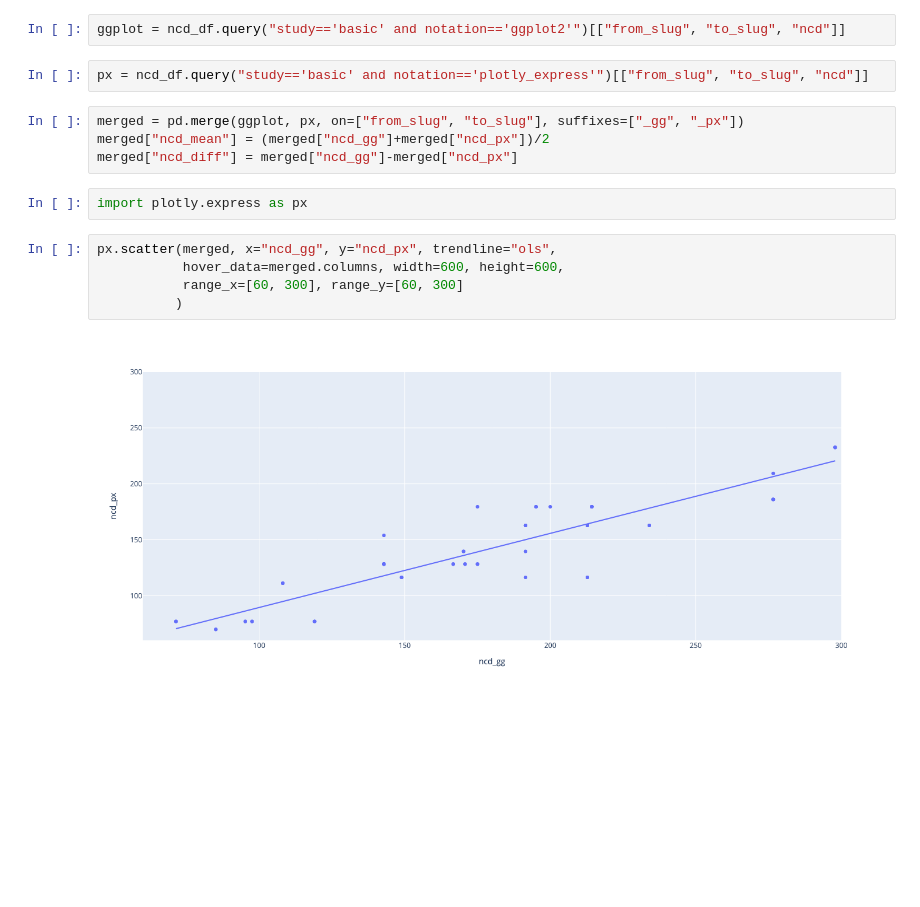
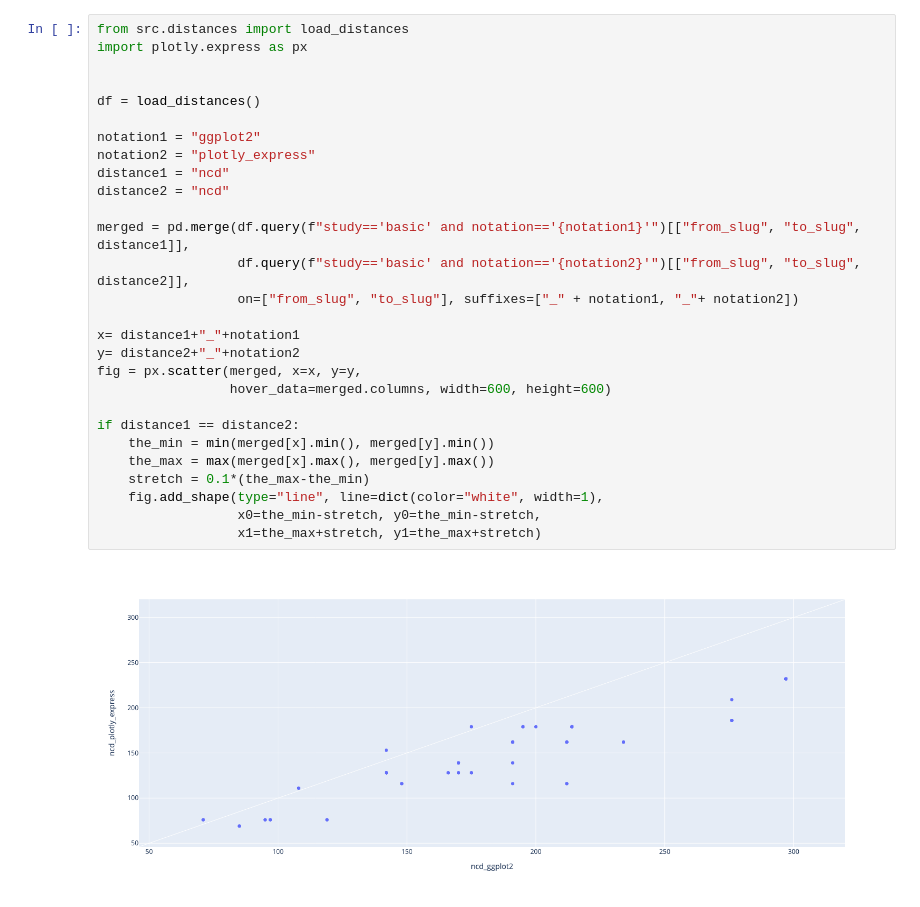
Before and after one commit to notascope/notascope, a Jupyter notebook: notebooks/compare_scatter.ipynb, the cells around one changed output. Saved outputs shown, nothing was run; the diff lists cells and outputs as text; blank space fills up the shorter version.

```diff
--- a/notebooks/compare_scatter.ipynb
+++ b/notebooks/compare_scatter.ipynb
@@ -8,20 +1,33 @@ ncd_df["ncd"] = (1000 * ncd_df["cd"] / ncd_df[["a", "b"]].max(axis=1))
-# %%
-ggplot = ncd_df.query("study=='basic' and notation=='ggplot2'")[["from_slug", "to_slug", "ncd"]]
-# %%
-px = ncd_df.query("study=='basic' and notation=='plotly_express'")[["from_slug", "to_slug", "ncd"]]
-# %%
-merged = pd.merge(ggplot, px, on=["from_slug", "to_slug"], suffixes=["_gg", "_px"])
-merged["ncd_mean"] = (merged["ncd_gg"]+merged["ncd_px"])/2
-merged["ncd_diff"] = merged["ncd_gg"]-merged["ncd_px"]
-# %%
-import plotly.express as px
-# %%
-px.scatter(merged, x="ncd_gg", y="ncd_px", trendline="ols",
-           hover_data=merged.columns, width=600, height=600,
-           range_x=[60, 300], range_y=[60, 300]
-          )
-# %% [output]
-[figure, removed]
+# %%
+from src.distances import load_distances
+import plotly.express as px
+
+
+df = load_distances()
+
+notation1 = "ggplot2"
+notation2 = "plotly_express"
+distance1 = "ncd"
+distance2 = "ncd"
+
+merged = pd.merge(df.query(f"study=='basic' and notation=='{notation1}'")[["from_slug", "to_slug", distance1]],
+                  df.query(f"study=='basic' and notation=='{notation2}'")[["from_slug", "to_slug", distance2]],
+                  on=["from_slug", "to_slug"], suffixes=["_" + notation1, "_"+ notation2])
+
+x= distance1+"_"+notation1
+y= distance2+"_"+notation2
+fig = px.scatter(merged, x=x, y=y,
+                 hover_data=merged.columns, width=600, height=600)
+
+if distance1 == distance2:
+    the_min = min(merged[x].min(), merged[y].min())
+    the_max = max(merged[x].max(), merged[y].max())
+    stretch = 0.1*(the_max-the_min)
+    fig.add_shape(type="line", line=dict(color="white", width=1),
+                  x0=the_min-stretch, y0=the_min-stretch,
+                  x1=the_max+stretch, y1=the_max+stretch)
+# %% [output]
+[figure, added]
 # %%
 px.scatter(merged, y="ncd_mean", x="ncd_diff",
            hover_data=merged.columns
```
Also changed, not shown: parts of 2 cells of this notebook, 4 other files.
